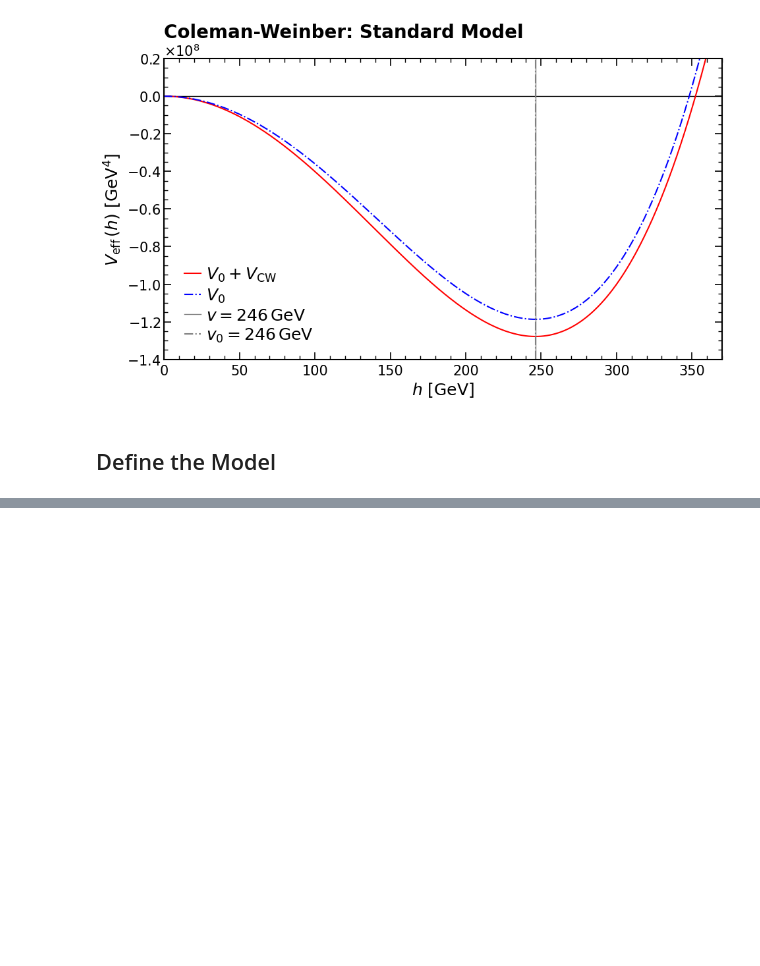
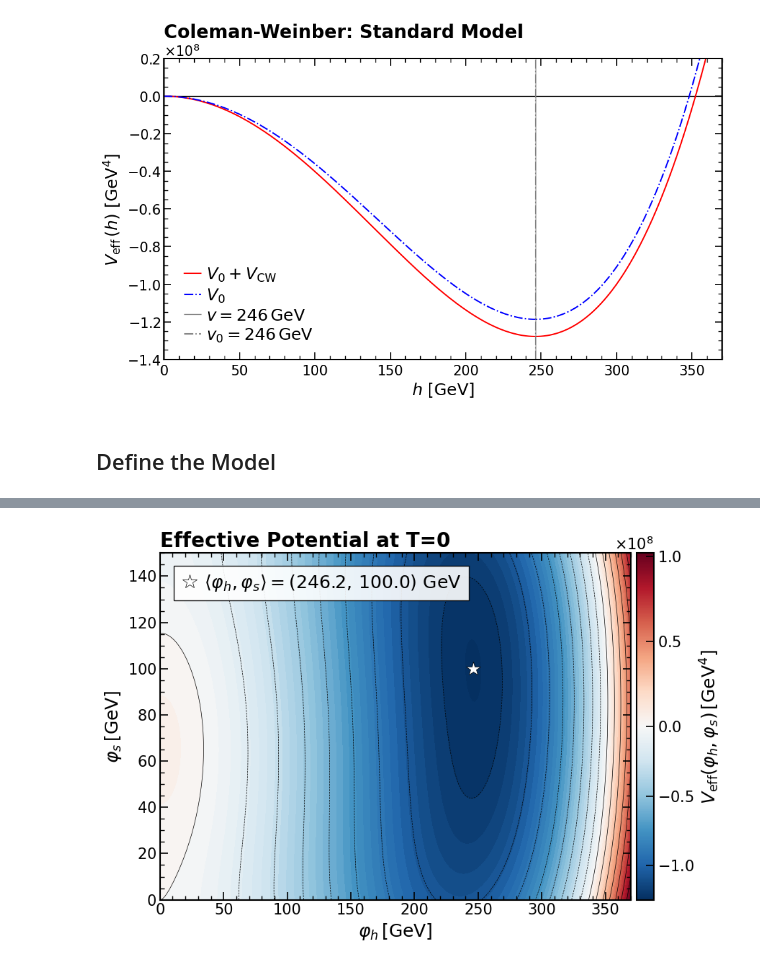
Before and after one commit to Diego-gt-phys/TFM-Repository, a Jupyter notebook: xSM_Analysis.ipynb, the cells around one changed output, grey strips where cells are left out. Cells and saved outputs as stored; diff of their text form; code cells hidden in the pictures; blank space fills up the shorter version.

Commit message:
Plotted the 2D Effective Potential

```diff
--- a/xSM_Analysis.ipynb
+++ b/xSM_Analysis.ipynb
@@ -300,0 +213,56 @@ plt.show()
+# %%
+# Grid in (h, s)
+h_vals = np.linspace(0, 370, 700)
+s_vals = np.linspace(0, 150, 700)
+H, S   = np.meshgrid(h_vals, s_vals)
+X_grid = np.column_stack([H.ravel(), S.ravel()])
+V_grid = model.Vtot(X_grid, 0.0).reshape(H.shape)
+V_plot = np.clip(V_grid, np.percentile(V_grid, 0), np.percentile(V_grid, 100))
+V_shifted = V_plot - model.Vtot(np.array([[0.0, 0.0]]), 0.0)
+
+norm = TwoSlopeNorm(vcenter=0, vmin=V_shifted.min(), vmax=V_shifted.max())
+sm   = ScalarMappable(cmap='RdBu_r', norm=norm)
+
+fig, ax = plt.subplots(figsize=(9, 6))
+
+cp = ax.contourf(H, S, V_shifted, levels=60, cmap='RdBu_r', norm=norm)
+ax.contour(H, S, V_shifted, levels=20, colors='k', linewidths=0.5, alpha=1)
+ax.plot(v_num, u_num, 'w*', markersize=15, zorder=5,
+        markeredgecolor='k', markeredgewidth=0.5,
+        label=rf'$\langle\varphi_h, \varphi_s\rangle = ({v_num:.1f},\,{u_num:.1f})$ GeV')
+
+ax.set_xlabel(r'$\varphi_h \, [\mathrm{GeV}]$', fontsize=18)
+ax.set_ylabel(r'$\varphi_s \, [\mathrm{GeV}]$', fontsize=18)
+ax.yaxis.set_major_formatter(ScalarFormatter(useMathText=True))
+ax.ticklabel_format(style='sci', axis='y', scilimits=(-2, 2))
+ax.yaxis.get_offset_text().set_fontsize(15)
+
+for spine in ax.spines.values():
+    spine.set_linewidth(1.5)
+
+ax.tick_params(axis='both', which='major', direction='in',
+               length=8, width=1.2, labelsize=15, top=True, right=True)
+ax.tick_params(axis='both', which='minor', direction='in',
+               length=4, width=1,   labelsize=15, top=True, right=True)
+ax.minorticks_on()
+
+cbar = fig.colorbar(sm, ax=ax, pad=0.01)
+cbar.set_label(r'$V_\mathrm{eff}(\varphi_h,\varphi_s) \, [\mathrm{GeV^4}]$', fontsize=18)
+cbar.ax.tick_params(labelsize=15)
+cbar.ax.yaxis.set_major_formatter(ScalarFormatter(useMathText=True))
+cbar.ax.yaxis.get_offset_text().set_fontsize(15)
+plt.ticklabel_format(style='sci', axis='y', scilimits=(-2,3))
+for spine in cbar.ax.spines.values():
+    spine.set_linewidth(1.5)
+cbar.ax.tick_params(axis='both', which='major', direction='in',
+               length=8, width=1.2, labelsize=15)
+
+ax.legend(fontsize=18, frameon=True, fancybox=False, loc = "upper left", bbox_to_anchor=(0.01, 0.99),
+               ncol = 1, edgecolor="black", framealpha=0.9, labelspacing=0.2, handletextpad=0.3, handlelength=1, columnspacing=1)
+
+plt.title(r"Effective Potential at T=0", loc='left', fontsize=20, fontweight='bold')
+plt.tight_layout()
+plt.savefig(r"Figures\CW_contour.pdf", format="pdf", bbox_inches="tight")
+plt.show()
+# %% [output]
+[figure, added]
```
Also changed, not shown: parts of 8 cells of this notebook, 2 other files.
